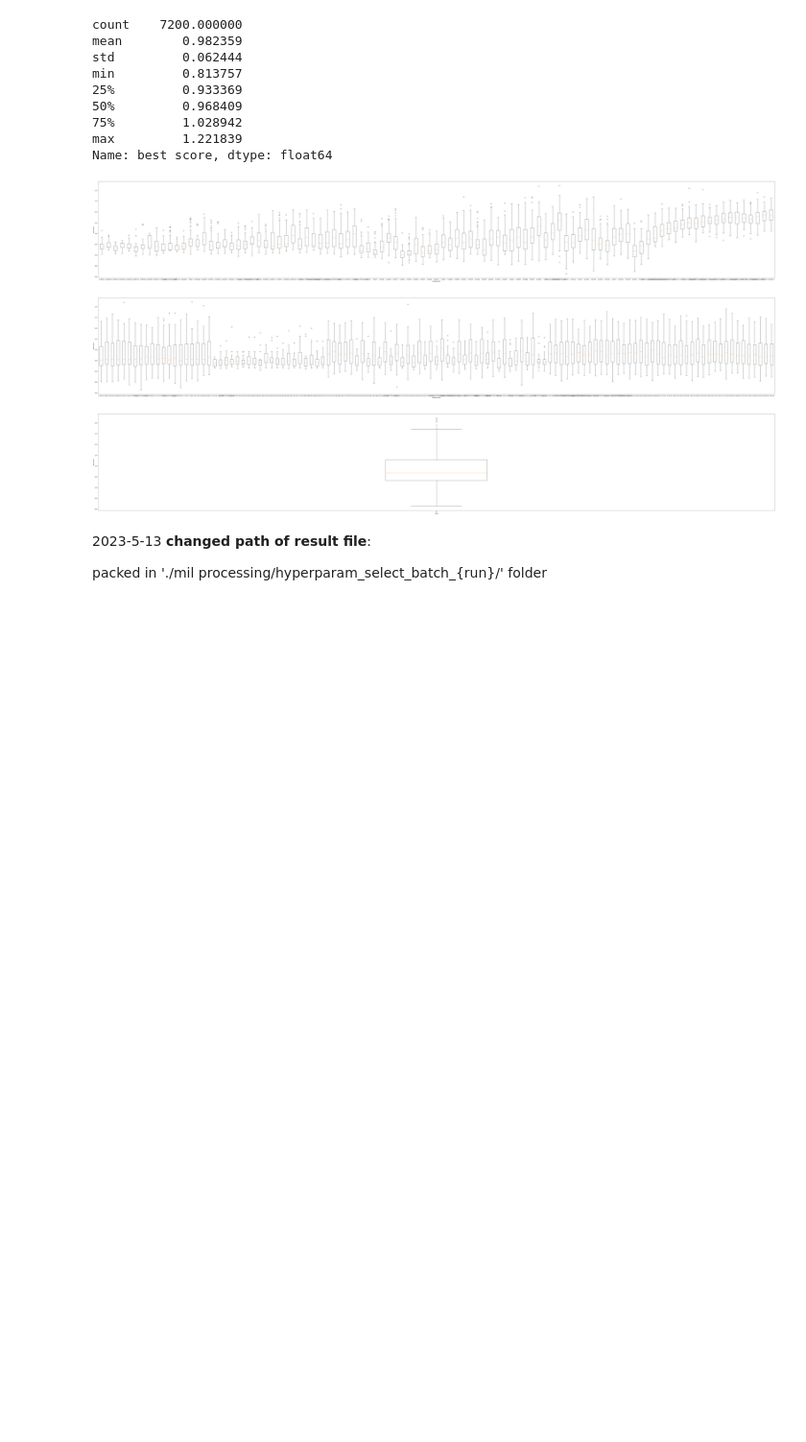
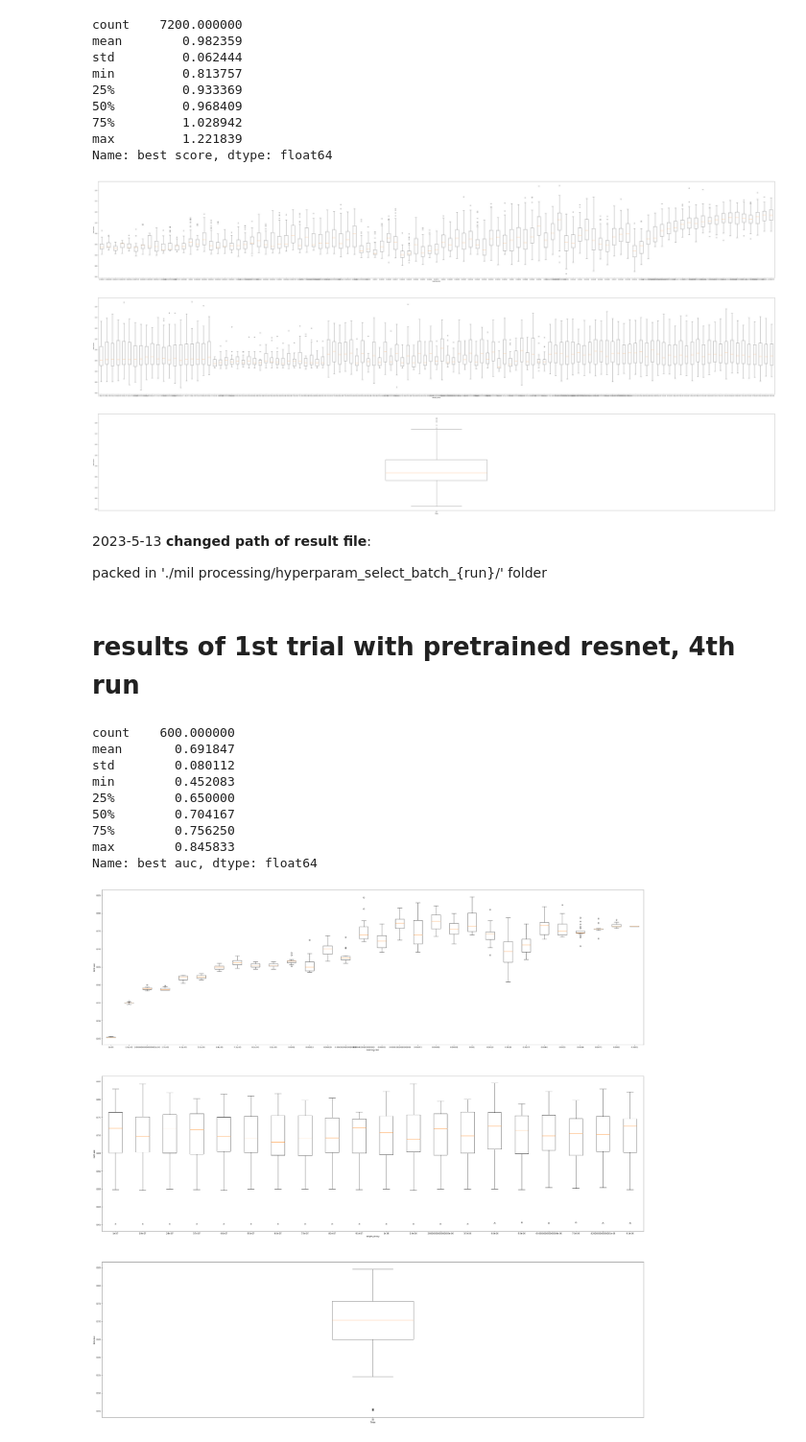
Before and after one commit to wangyh97/patho_AI, a Jupyter notebook: processing/stats_hyperparam_selection.ipynb, the cells around one changed output. Shown at 96% size. Saved outputs shown, nothing was run; the diff lists cells and outputs as text; code cells hidden in the pictures; blank space fills up the shorter version.

Commit message:
new stats_hyperparam_selction function, easier used API with high resolution pic output

```diff
--- a/processing/stats_hyperparam_selection.ipynb
+++ b/processing/stats_hyperparam_selection.ipynb
@@ -45,41 +103,6 @@ result
 best_auc = result[["learning rate", "weight_decay", "Tmax", "best auc"]]
 best_score = result["best score"]
 best_avg_auc = result["best avg auc"]
-# %%
-def vis_best_metrics(stats_df, metrics):
-    """
-    args:
-        stats_df：dataframe of result
-        metrics: best auc,best score,best avg score statistical data in different settings of hyperparameter
-
-    """
-    labels_lr = [str(i) for i in np.sort(stats_df["learning rate"].unique())]
-    labels_wd = [str(i) for i in np.sort(stats_df["weight_decay"].unique())]
-    labels_Tmax = [str(i) for i in np.sort(stats_df["Tmax"].unique())]
-    auc_list = []
-    score_list = []
-    avg_auc_list = []
-    # NOTE:auc/score/avg_auc_list is wrongly named, they have no relation with names but only a recorder of metrics for different hyperparameters seperately
-    fig, axes = plt.subplots(3, 1, figsize=(100, 50))
-    for i in labels_lr:
-        lr = eval(i)
-        auc_list.append(stats_df[stats_df["learning rate"] == lr][metrics])
-    axes[0].boxplot(auc_list, labels=labels_lr)
-    axes[0].set_xlabel("learning rate")
-    axes[0].set_ylabel(metrics)
-    for i in labels_wd:
-        wd = eval(i)
-        score_list.append(stats_df[stats_df["weight_decay"] == wd][metrics])
-    axes[1].boxplot(score_list, labels=labels_wd)
-    axes[1].set_xlabel("weight_decay")
-    axes[1].set_ylabel(metrics)
-    for i in labels_Tmax:
-        Tmax = eval(i)
-        avg_auc_list.append(stats_df[stats_df["Tmax"] == Tmax][metrics])
-    axes[2].boxplot(avg_auc_list, labels=labels_Tmax)
-    axes[2].set_xlabel("Tmax")
-    axes[2].set_ylabel(metrics)
-    print(stats_df[metrics].describe())
 # %%
 vis_best_metrics(result, "best auc")
 # %% [output]
@@ -248,3 +271,19 @@ Name: best score, dtype: float64
 2023-5-13 **changed path of result file**:
 
 packed in './mil processing/hyperparam_select_batch_{run}/' folder
+# %% [markdown]
+# results of 1st trial with pretrained resnet, 4th run
+# %%
+result4 = reader('./mil classifier/hyperparam_select_batch_4')
+vis_best_metrics(result4,'best auc',figsize = (50,50))
+# %% [output]
+count    600.000000
+mean       0.691847
+std        0.080112
+min        0.452083
+25%        0.650000
+50%        0.704167
+75%        0.756250
+max        0.845833
+Name: best auc, dtype: float64
+[figure, added]
```
Also changed, not shown: parts of 5 cells of this notebook, 7 other files.
